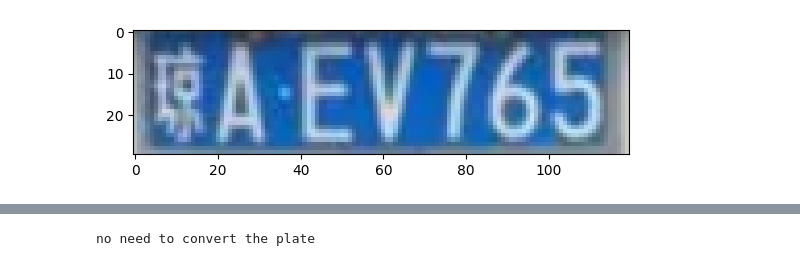
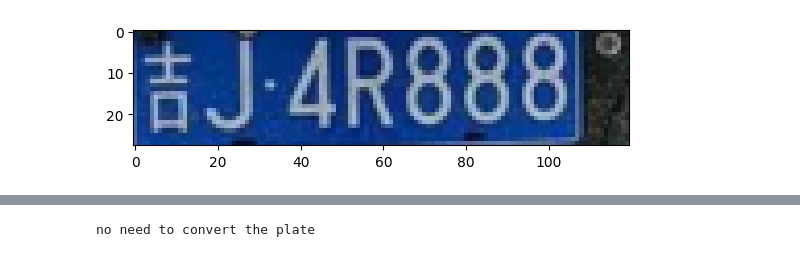
Before and after one commit to Kyao4/Msc-Project_Tsetlin-Machine, a Jupyter notebook: Final_Recognition_System.ipynb, the cells around one changed output, grey strips where cells are left out. Drawn from its saved outputs; the diff is of its cells as text; code cells hidden in the pictures.

```diff
--- a/Final_Recognition_System.ipynb
+++ b/Final_Recognition_System.ipynb
@@ -18,6 +24,6 @@ plt_rgb(org_image)
 # Gaussian blurring is used to remove noise while retaining key components and edge information, serving as a precursor for edge extraction.
 # A (3,3) Gaussian kernel size is used, where a larger kernel results in more blurring, and the kernel size must be an odd number.
 #Setting the standard deviation to 0 allows OpenCV to automatically configure it.
-blur_image = cv2.GaussianBlur(org_image, (5, 5), 0)
+blur_image = cv2.GaussianBlur(org_image, (9, 9), 0)
 plt_rgb(blur_image)
 # %% [output]
@@ -25,6 +31,6 @@ plt_rgb(blur_image)
 # %%
 # Grayscale
-gray_image = cv2.cvtColor(org_image, cv2.COLOR_RGB2GRAY)
+gray_image = cv2.cvtColor(blur_image, cv2.COLOR_RGB2GRAY)
 plt.imshow(gray_image, cmap='gray')
 # %% [output]
 <matplotlib.image.AxesImage at 0x...>
@@ -58,7 +64,7 @@ plt.imshow(bi_image, cmap='gray')
 # Morphological closing operation connects adjacent white regions into a single entity and fills holes, preparing for the extraction of the entire license plate.
 # cv2.getStructuringElement is used for morphological operations to generate a structuring rectangle, which determines the extent of filling.
 # The larger the value, the larger the filled area.
-kernelX = cv2.getStructuringElement(cv2.MORPH_RECT, (17, 1))
+kernelX = cv2.getStructuringElement(cv2.MORPH_RECT, (18, 2))
 print(kernelX)
 
 # Perform morphological closing operation.
@@ -72,18 +79,18 @@ plt.imshow(closed_image, cmap='gray')
 # Erosion occurs when any black pixel is present within the structuring element's coverage of the foreground, causing the entire area to erode into the background.
 # Dilation, on the other hand, fills the entire area with white if any white pixel is present within the coverage.
 # This process helps remove small white spots.
-kernelX = cv2.getStructuringElement(cv2.MORPH_RECT, (20, 1))
-kernelY = cv2.getStructuringElement(cv2.MORPH_RECT, (1, 10))
+kernel_axis_X = cv2.getStructuringElement(cv2.MORPH_RECT, (20, 1))
+kernel_axis_Y = cv2.getStructuringElement(cv2.MORPH_RECT, (1, 10))
 
 # Dilation, erosion, and closing operations are used to connect small breaks in the horizontal direction.
-dil_image_X = cv2.dilate(closed_image, kernelX)
-ero_image_X = cv2.erode(dil_image_X, kernelX)
+dil_image_X = cv2.dilate(closed_image, kernel_axis_X)
+ero_image_X = cv2.erode(dil_image_X, kernel_axis_X)
 plt.figure()
 plt.imshow(ero_image_X, cmap='gray')
 
 # Erosion, dilation, and opening operations are used to eliminate small noise in the vertical direction.
-ero_image_Y = cv2.erode(ero_image_X, kernelY)
-dil_image_Y = cv2.dilate(ero_image_Y, kernelY)
+ero_image_Y = cv2.erode(ero_image_X, kernel_axis_Y)
+dil_image_Y = cv2.dilate(ero_image_Y, kernel_axis_Y)
 plt.figure()
 plt.imshow(dil_image_Y, cmap='gray')
 # %% [output]
@@ -136,21 +143,21 @@ car plate found
 # %%
 # resize with original ratio
 width = 120
 height = None
 
 (h, w) = car_plate.shape[:2]
 if width is not None:
-    aspect_ratio = width / float(w)
-    dim = (width, int(h * aspect_ratio))
+    asp_ratio = width / float(w)
+    di_re = (width, int(h * asp_ratio))
 
 elif height is not None:
-    aspect_ratio = height / float(h)
-    dim = (int(w * aspect_ratio), height)
+    asp_ratio = height / float(h)
+    di_re = (int(w * asp_ratio), height)
 
-car_plate = cv2.resize(car_plate, dim, interpolation=cv2.INTER_AREA)
+car_plate = cv2.resize(car_plate, di_re, interpolation=cv2.INTER_AREA)
 plt_rgb(car_plate)
 # %% [output]
-[figure, old version]
+[figure, new version]
 # %%
 # Blur
 blur_car_plate = cv2.GaussianBlur(car_plate, (1, 1), 0)
```
Also changed, not shown: parts of 25 cells of this notebook.
